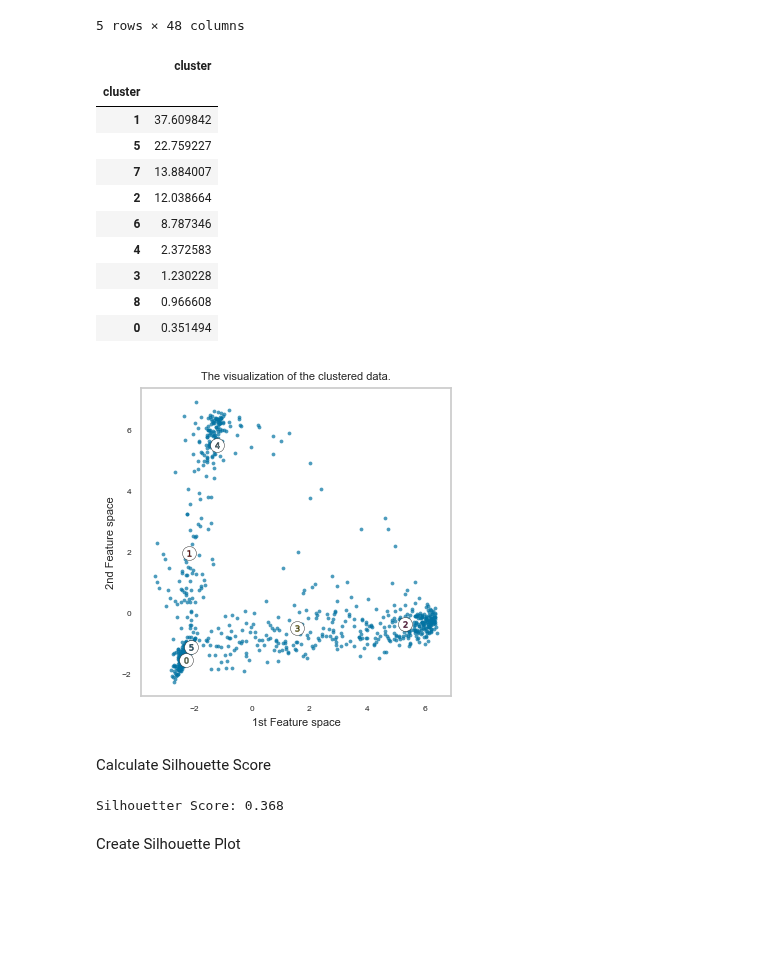
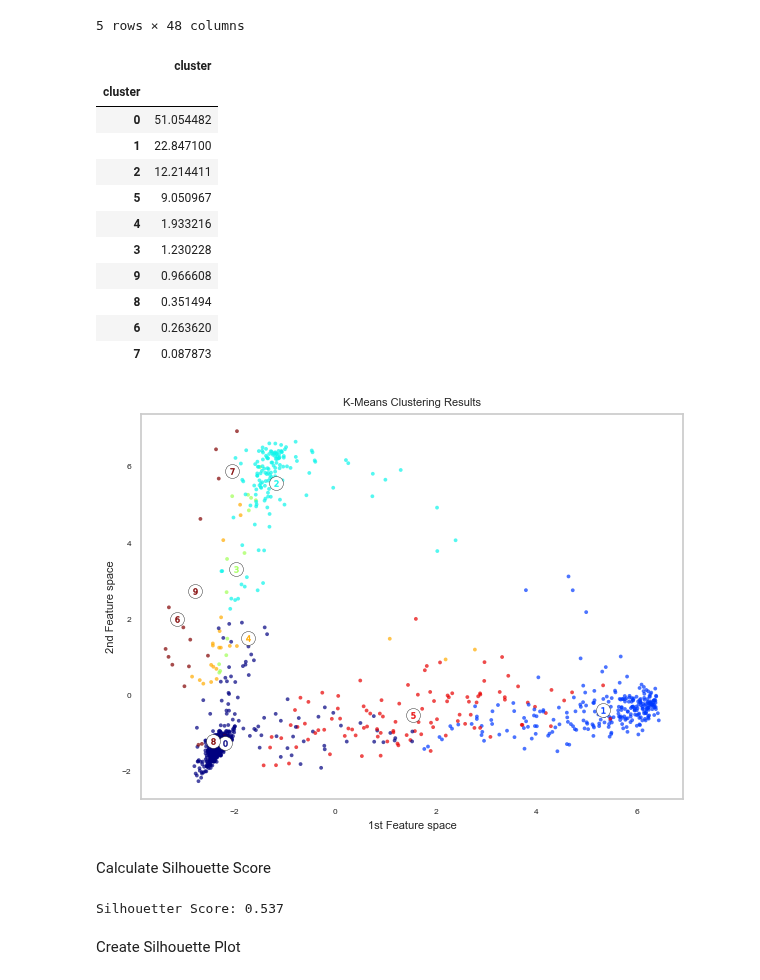
Before and after one commit to martza87/siads_696_mII, a Jupyter notebook: src/04_unsupervised_learning_model.ipynb, the cells around one changed output. Cells and saved outputs as stored; diff of their text form; code cells hidden in the pictures; blank space fills up the shorter version.

```diff
--- a/src/04_unsupervised_learning_model.ipynb
+++ b/src/04_unsupervised_learning_model.ipynb
@@ -375,11 +374,14 @@ X_scaled = scaler.fit_transform(df_TD_enc)
 Dimensionality Reduction using Principal Component Analysis
 # %%
 # Perform PCA
-pca = PCA(n_components=12)
+pca = PCA(n_components=14)
 X_pca = pca.fit_transform(X_scaled)
 
 # Calculate the explained variance ratio
 explained_variance_ratio = pca.explained_variance_ratio_
 
-np.cumsum(explained_variance_ratio)
+c_sum = np.cumsum(explained_variance_ratio)
+pc_components = np.arange(pca.n_components_) + 1
+c_sum_df = pd.DataFrame(zip(pc_components, c_sum), columns=['Principal Component', 'Cummulative Explained Variance'])
+c_sum_df
 # %% [output]
@@ -406,9 +418,10 @@ plt.show()
 # %%
 # kmeans code
-kmeans = KMeans(init = 'random', n_clusters=9, n_init=10, random_state = 0)
+kmeans = KMeans(init = 'k-means++', n_clusters=10, n_init= 5, random_state = 10)
 km = kmeans.fit(X_pca)
-km.n_iter_
-labels = km.labels_
+# km.n_iter_
+# labels = km.labels_
+labels = km.predict(X_pca)
 # %%
 # add cluster results to dataset
 df_TD_enc['cluster'] = labels
@@ -430,57 +443,61 @@ pd.DataFrame({
 # %% [output]
 |  | cluster |
 | cluster |  |
-| 1 | 37.609842 |
-| 5 | 22.759227 |
-| 7 | 13.884007 |
-| 2 | 12.038664 |
-| 6 | 8.787346 |
-| 4 | 2.372583 |
+| 0 | 51.054482 |
+| 1 | 22.847100 |
+| 2 | 12.214411 |
+| 5 | 9.050967 |
+| 4 | 1.933216 |
 | 3 | 1.230228 |
-| 8 | 0.966608 |
-| 0 | 0.351494 |
+| 9 | 0.966608 |
+| 8 | 0.351494 |
+| 6 | 0.263620 |
+| 7 | 0.087873 |
 # %%
-fig, ax = plt.subplots(figsize=(4, 4))
-#colors = cm.nipy_spectral(labels.astype(float) / n_clusters)
+fig, ax = plt.subplots(figsize=(7, 5))
+colors = cm.jet( (labels.astype(float) * 2) / (n_clusters))
 ax.scatter(
         X_pca[:, 0], X_pca[:, 1],
         marker=".",
         s=30,
         lw=0,
         alpha=0.7,
-        #c=colors,
+        color = colors,
         edgecolor="k"
     )
 
 # Labeling the clusters
 centers = kmeans.cluster_centers_
     # Draw white circles at cluster centers
 ax.scatter(
         centers[:, 0],
         centers[:, 1],
         marker="o",
         c="white",
         alpha=1,
         s=100,
         edgecolor="k",
     )
 
 for i, c in enumerate(centers):
-    ax.scatter(c[0], c[1], marker="$%d$" % i, alpha=1, s=20, edgecolor="k")
-    ax.set_title("The visualization of the clustered data.")
+    ax.scatter(c[0], c[1],
+               marker="$%d$" % i,
+               alpha=1, s=20,
+               #edgecolor=cm.jet( 0.66729918)
+               color = cm.jet( (i * 2) / (n_clusters)))
+    ax.set_title("K-Means Clustering Results")
     ax.set_xlabel("1st Feature space")
     ax.set_ylabel("2nd Feature space")
     ax.grid(False)
-
 
     plt.rcParams['axes.titlesize'] = 8
     plt.rcParams['axes.labelsize'] = 8
     plt.xticks(fontsize=6)
     plt.yticks(fontsize=6)
 
 plt.show()
 # %% [output]
-[figure, old version]
+[figure, new version]
 # %% [markdown]
 Calculate Silhouette Score
 # %%
@@ -488,7 +505,7 @@ Calculate Silhouette Score
 score = silhouette_score(X_pca, km.labels_, metric='euclidean')
 print('Silhouetter Score: %.3f' % score)
 # %% [output]
-Silhouetter Score: 0.368
+Silhouetter Score: 0.537
 # %% [markdown]
 Create Silhouette Plot
 # %%
```
Also changed, not shown: parts of 4 cells of this notebook, 2 other files.
